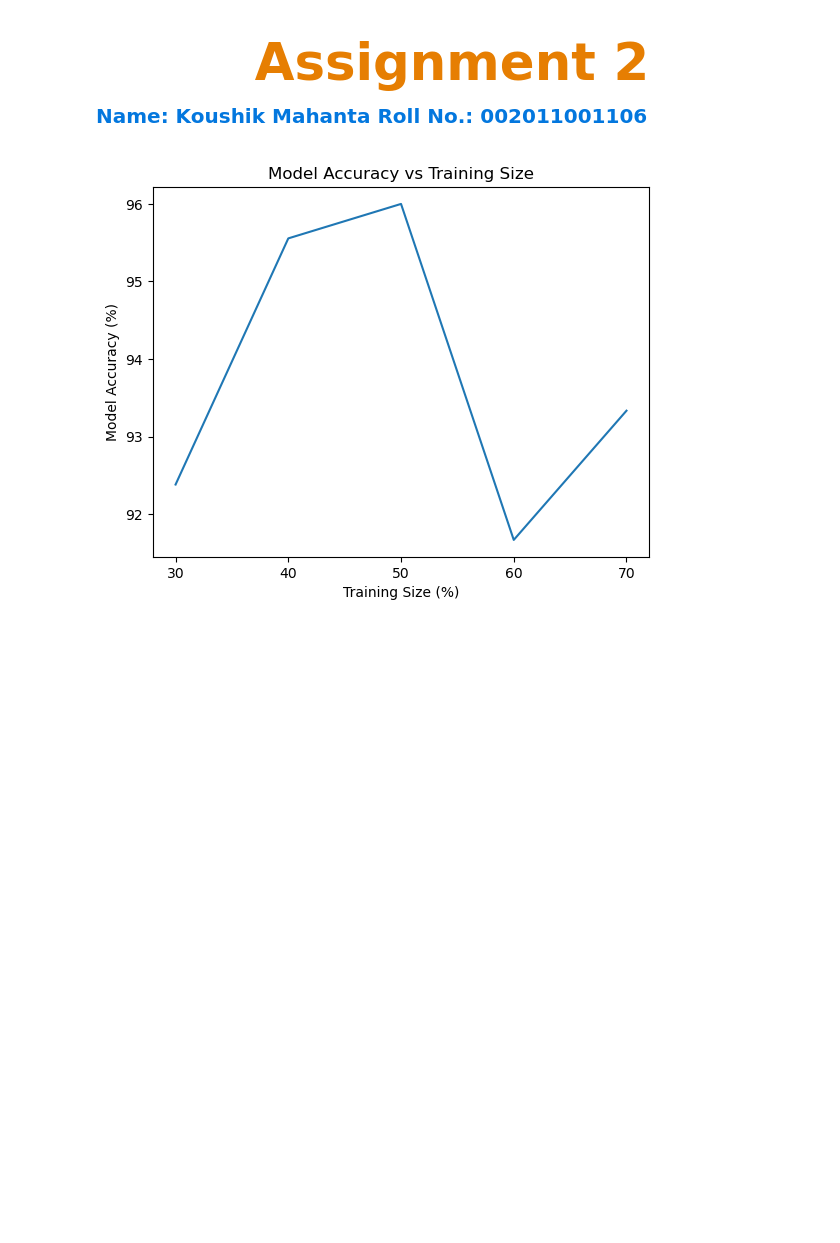
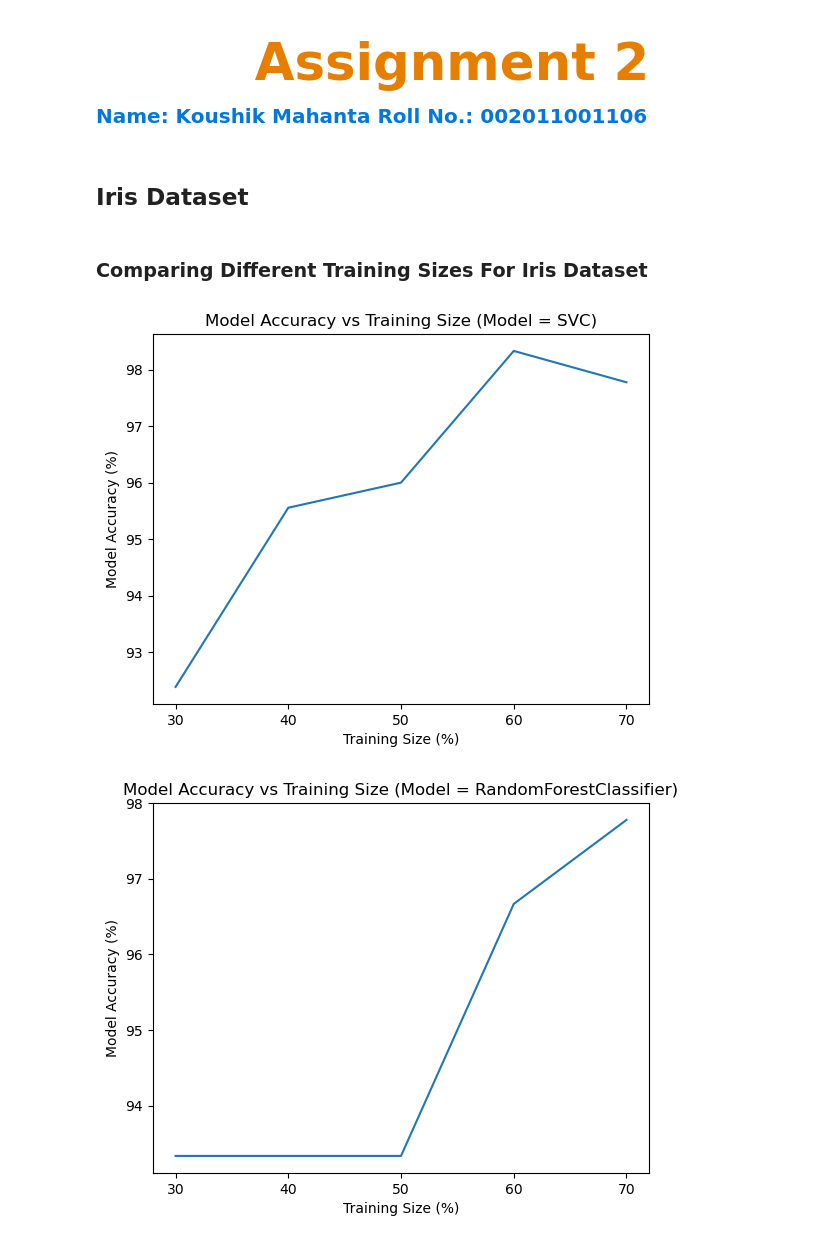
Before and after one commit to Koushik0001/ML_Lab, a Jupyter notebook: assignment_2.ipynb, the cells around one changed output. Cells and saved outputs as stored; diff of their text form; code cells hidden in the pictures; blank space fills up the shorter version.

```diff
--- a/assignment_2.ipynb
+++ b/assignment_2.ipynb
@@ -64,7 +72,7 @@ def getTrainsizeAccuracies(dataset,
 
     # Plotting the Graph
     plt.plot(np.array(train_sizes)*100, np.array(accuracies)*100)
-    plt.title("Model Accuracy vs Training Size")
+    plt.title("Model Accuracy vs Training Size (Model = {0})".format(classifier.__name__))
     plt.xlabel("Training Size (%)")
     plt.ylabel("Model Accuracy (%)")
     plt.xticks(np.array(train_sizes)*100)
@@ -99,8 +142,23 @@ def displaROCPlot(dataset, classifiers, train_size, random_state, /, **args):
+# %% [markdown]
+## Iris Dataset
 # %%
 iris_dataset = load_iris()
+# %% [markdown]
+### Comparing Different Training Sizes For Iris Dataset
 # %%
 getTrainsizeAccuracies(iris_dataset,
                        SVC,
-                       41)
+                       4)
+
+getTrainsizeAccuracies(iris_dataset,
+                       RandomForestClassifier,
+                       4)
+
+getTrainsizeAccuracies(iris_dataset,
+                       MLPClassifier,
+                       42,
+                       max_iter=1000
+                      )
 # %% [output]
-[figure, old version]
+[figure, new version]
+[figure, added]
```
Also changed, not shown: parts of 12 cells of this notebook, 3 other files.
